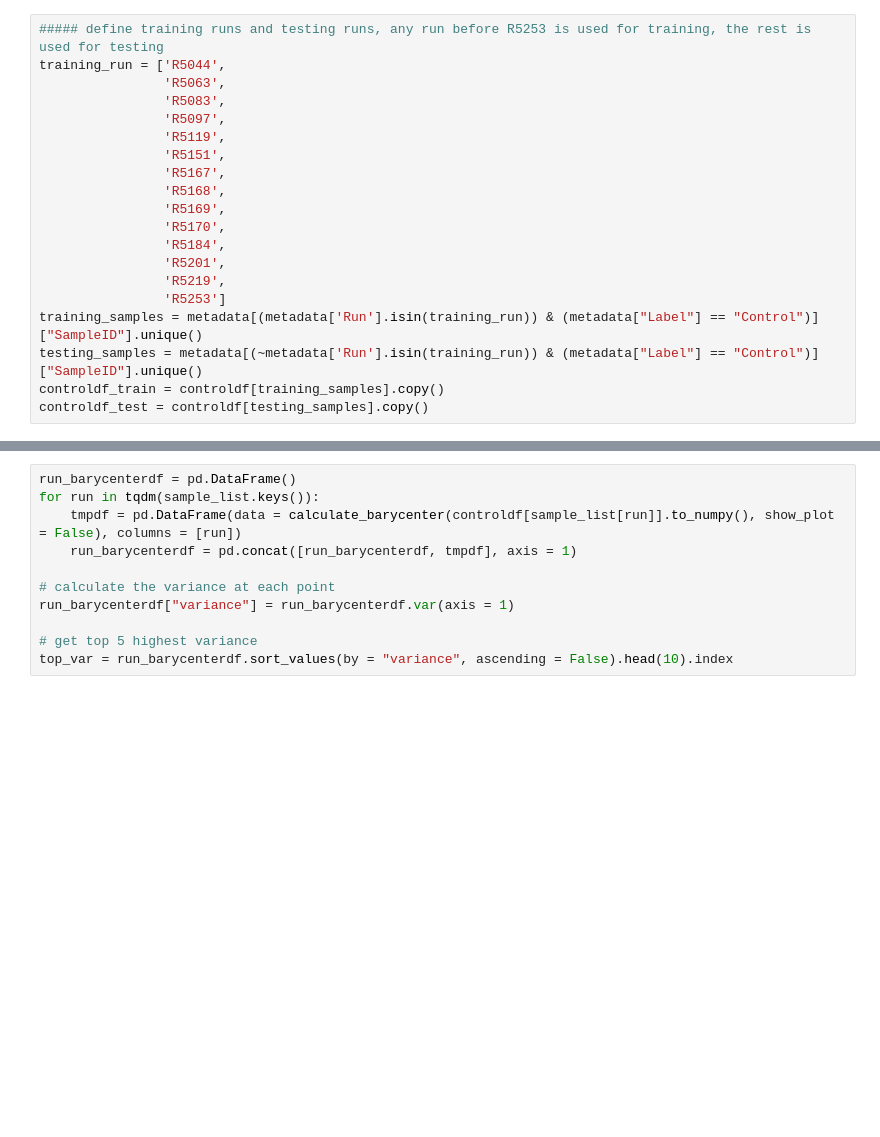
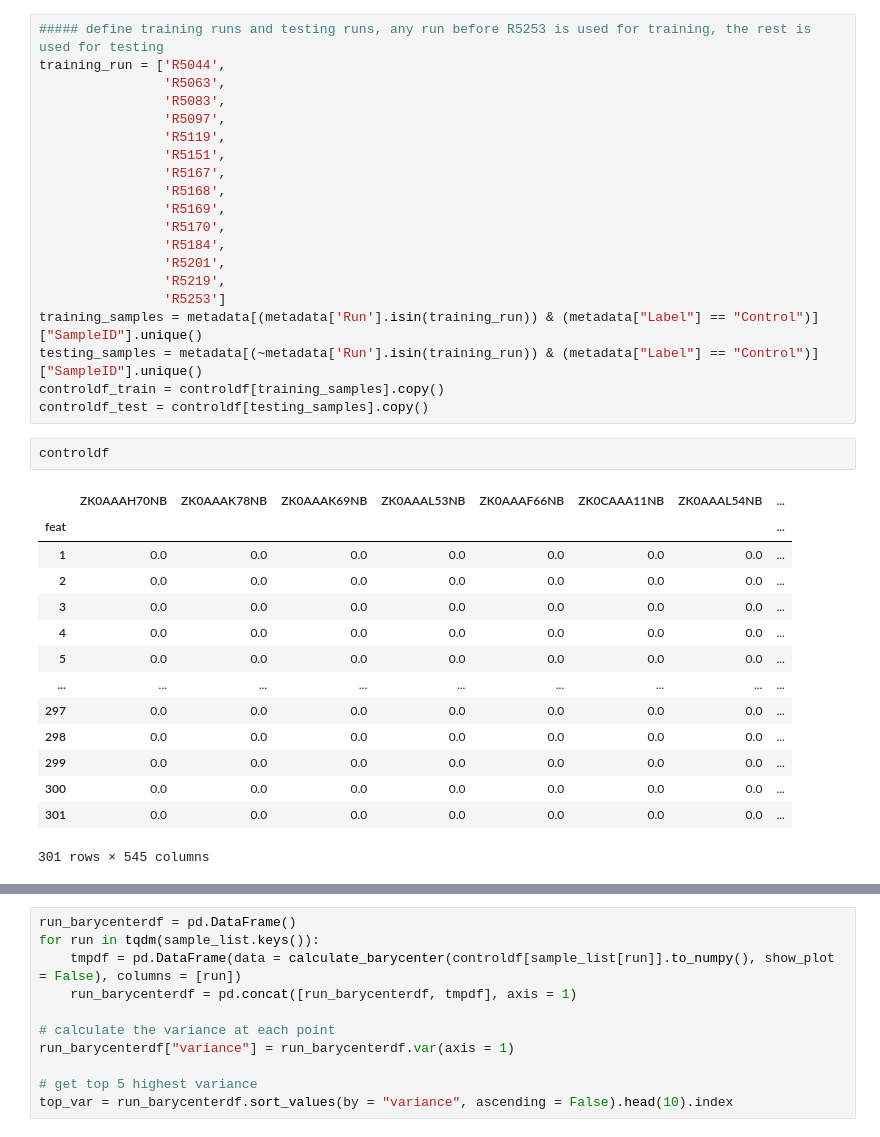
Before and after one commit to hieunguyen4193/dist_feature_distance, a Jupyter notebook: 02_optimal_transport_distance_flen.ipynb, the cells around one changed output, grey strips where cells are left out. Drawn from its saved outputs; the diff is of its cells as text; blank space fills up the shorter version.

```diff
--- a/02_optimal_transport_distance_flen.ipynb
+++ b/02_optimal_transport_distance_flen.ipynb
@@ -54,6 +60,23 @@ training_samples = metadata[(metadata['Run'].isin(training_run)) & (metadata["La
 testing_samples = metadata[(~metadata['Run'].isin(training_run)) & (metadata["Label"] == "Control")]["SampleID"].unique()
 controldf_train = controldf[training_samples].copy()
 controldf_test = controldf[testing_samples].copy()
+# %%
+controldf
+# %% [output]
+|  | ZK0AAAH70NB | ZK0AAAK78NB | ZK0AAAK69NB | ZK0AAAL53NB | ZK0AAAF66NB | ZK0CAAA11NB | ZK0AAAL54NB | ... |
+| feat |  |  |  |  |  |  |  | ... |
+| 1 | 0.0 | 0.0 | 0.0 | 0.0 | 0.0 | 0.0 | 0.0 | ... |
+| 2 | 0.0 | 0.0 | 0.0 | 0.0 | 0.0 | 0.0 | 0.0 | ... |
+| 3 | 0.0 | 0.0 | 0.0 | 0.0 | 0.0 | 0.0 | 0.0 | ... |
+| 4 | 0.0 | 0.0 | 0.0 | 0.0 | 0.0 | 0.0 | 0.0 | ... |
+| 5 | 0.0 | 0.0 | 0.0 | 0.0 | 0.0 | 0.0 | 0.0 | ... |
+| ... | ... | ... | ... | ... | ... | ... | ... | ... |
+| 297 | 0.0 | 0.0 | 0.0 | 0.0 | 0.0 | 0.0 | 0.0 | ... |
+| 298 | 0.0 | 0.0 | 0.0 | 0.0 | 0.0 | 0.0 | 0.0 | ... |
+| 299 | 0.0 | 0.0 | 0.0 | 0.0 | 0.0 | 0.0 | 0.0 | ... |
+| 300 | 0.0 | 0.0 | 0.0 | 0.0 | 0.0 | 0.0 | 0.0 | ... |
+| 301 | 0.0 | 0.0 | 0.0 | 0.0 | 0.0 | 0.0 | 0.0 | ... |
+301 rows × 545 columns
 # %%
 ##### calculate the bary center for training samples
 training_barycenter = calculate_barycenter(controldf_train.to_numpy())
```
Also changed, not shown: parts of 6 cells of this notebook, 4 other files.
